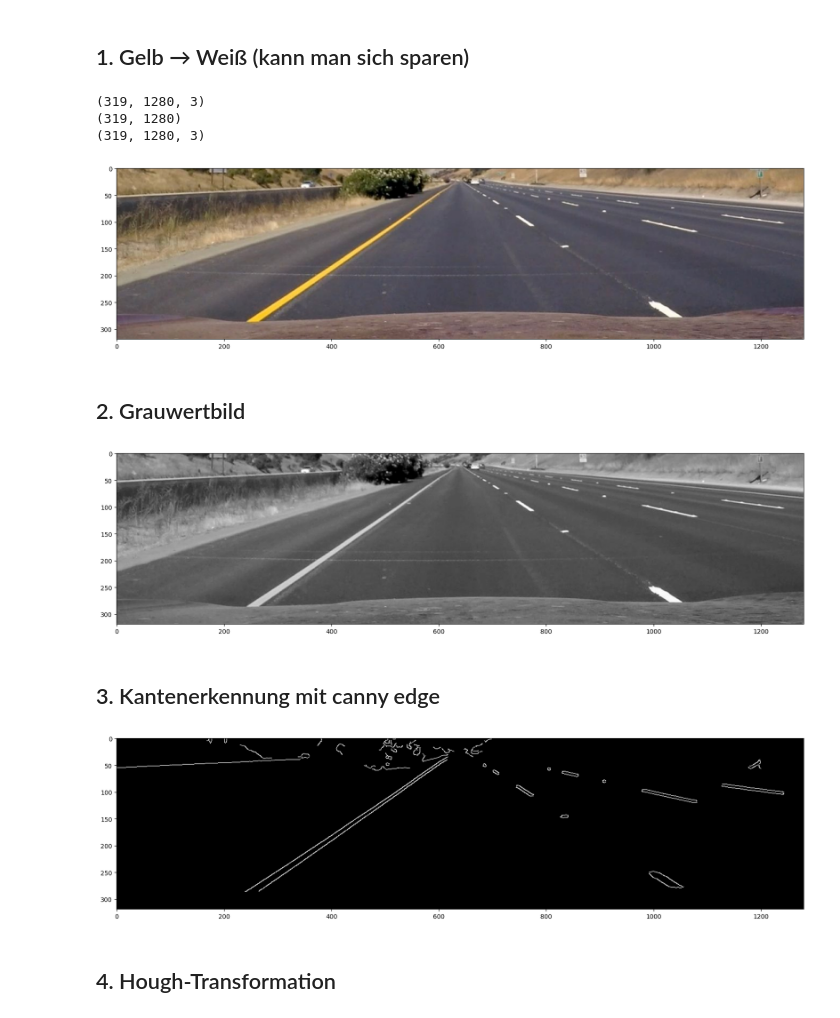
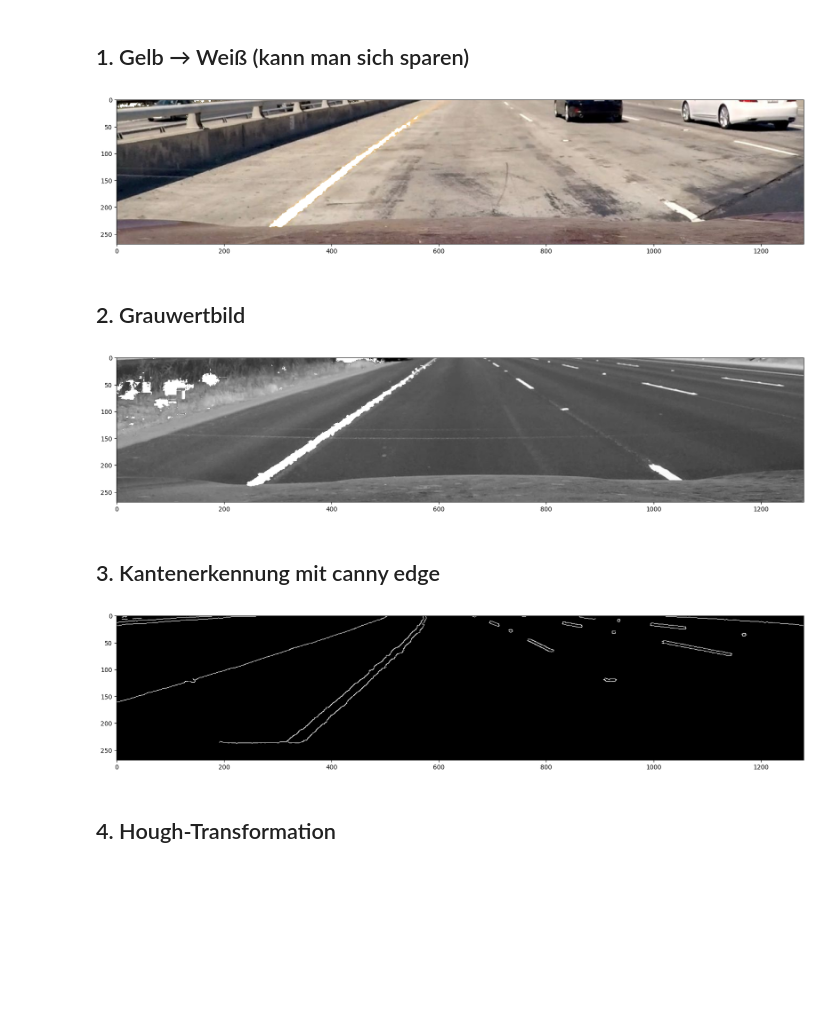
Before and after one commit to Ben-schlch/conventional_lane_detection, a Jupyter notebook: Projekt_Spurerkennung_v2.ipynb, the cells around one changed output. Cells and saved outputs as stored; diff of their text form; code cells hidden in the pictures; blank space fills up the shorter version.

Commit message:
Gelb-Transformation + Canny edge angepasst

```diff
--- a/Projekt_Spurerkennung_v2.ipynb
+++ b/Projekt_Spurerkennung_v2.ipynb
@@ -7,49 +7,70 @@ import matplotlib.pyplot as plt
 # %% [markdown]
 ## 1. Gelb → Weiß (kann man sich sparen)
 # %%
+imgs = [cv.imread(f"images/image00{i + 1}.jpg") for i in range(8)]
 img = cv.imread("images/image001.jpg", cv.IMREAD_COLOR)
-img = img[400:-1]
-img = cv.cvtColor(img, cv.COLOR_BGR2HSV)
-yellow_low = (20, 75 , 75)
-yellow_high = (40, 255, 255)
-print(img.shape)
-img_yellow = cv.inRange(img, yellow_low, yellow_high)
-print(img_yellow.shape)
-img_f = img.copy()
+imgs = [im[450:-1] for im in imgs]
+img = img[450:-1]
+imgs = [cv.cvtColor(im, cv.COLOR_BGR2RGB) for im in imgs]
+img = cv.cvtColor(img, cv.COLOR_BGR2RGB)
+
+def yellow_to_white(img):
+    img_hsv = cv.cvtColor(img, cv.COLOR_RGB2HSV)
+    yellow_low = (20, 75 , 50)
+    yellow_high = (40, 255, 255)
+    img_yellow = cv.inRange(img_hsv, yellow_low, yellow_high)
+    img_f = img.copy()
+    img_f[np.where(img_yellow > 0)] = (255, 255, 255)
+    return img_f
+
+# yellow_low = (20, 75 , 75)
+# yellow_high = (40, 255, 255)
+# img_yellow = cv.inRange(img, yellow_low, yellow_high)
+img_f = yellow_to_white(img)
+img_fs = [yellow_to_white(im) for im in imgs]
 # img_f[np.where(img_yellow > 0)] = (0, 0, 180)
-img_f = cv.cvtColor(img_f, cv.COLOR_HSV2RGB)
-print(img_f.shape)
+# img_f = cv.cvtColor(img_f, cv.COLOR_HSV2RGB)
+
 
 plt.figure(figsize=(20,10))
-plt.imshow(img_f)
+plt.imshow(img_fs[2])
 plt.show()
 # %% [output]
-(319, 1280, 3)
-(319, 1280)
-(319, 1280, 3)
-[figure, old version]
+[figure, new version]
 # %% [markdown]
 ## 2. Grauwertbild
 # %%
 img_gray = cv.cvtColor(img_f, cv.COLOR_RGB2GRAY)
-
+imgs_gray = [cv.cvtColor(im, cv.COLOR_RGB2GRAY) for im in img_fs]
+# imgs_gray = [cv.equalizeHist(im) for im in imgs_gray]
+# imgs_gray = [cv.adaptiveThreshold(im, 255, cv.ADAPTIVE_THRESH_MEAN_C, cv.THRESH_BINARY, 11, 2) for im in imgs_gray]
+for k, im in enumerate(imgs_gray):
+    cv.imshow(f'image {k + 1}', im)
+    cv.waitKey(0)
 plt.figure(figsize=(20,10))
 plt.imshow(img_gray, cmap='gray')
 plt.show()
 # %% [output]
-[figure, old version]
+[figure, new version]
 # %% [markdown]
 ## 3. Kantenerkennung mit canny edge
 # %%
-img_blurred = cv.GaussianBlur(img_gray, (5,5), cv.BORDER_DEFAULT)
+def gauss_and_canny(img):
+    img_blurred = cv.GaussianBlur(img.copy(), (5,5), cv.BORDER_DEFAULT)
+    return cv.Canny(img_blurred, 73, 145)
 
-img_canny = cv.Canny(img_blurred, 100, 200)
+img_canny = gauss_and_canny(img_gray)
+imgs_canny = [gauss_and_canny(im) for im in imgs_gray]
 
 plt.figure(figsize=(20,10))
-plt.imshow(img_canny, cmap='gray')
+plt.imshow(imgs_canny[3], cmap='gray')
 plt.show()
+
+for k, im in enumerate(imgs_canny):
+    cv.imshow(f'image {k + 1}', im)
+    cv.waitKey(0)
 # %% [output]
-[figure, old version]
+[figure, new version]
 # %% [markdown]
 ## 4. Hough-Transformation
 # %%
```
Also changed, not shown: parts of 1 cell of this notebook.
